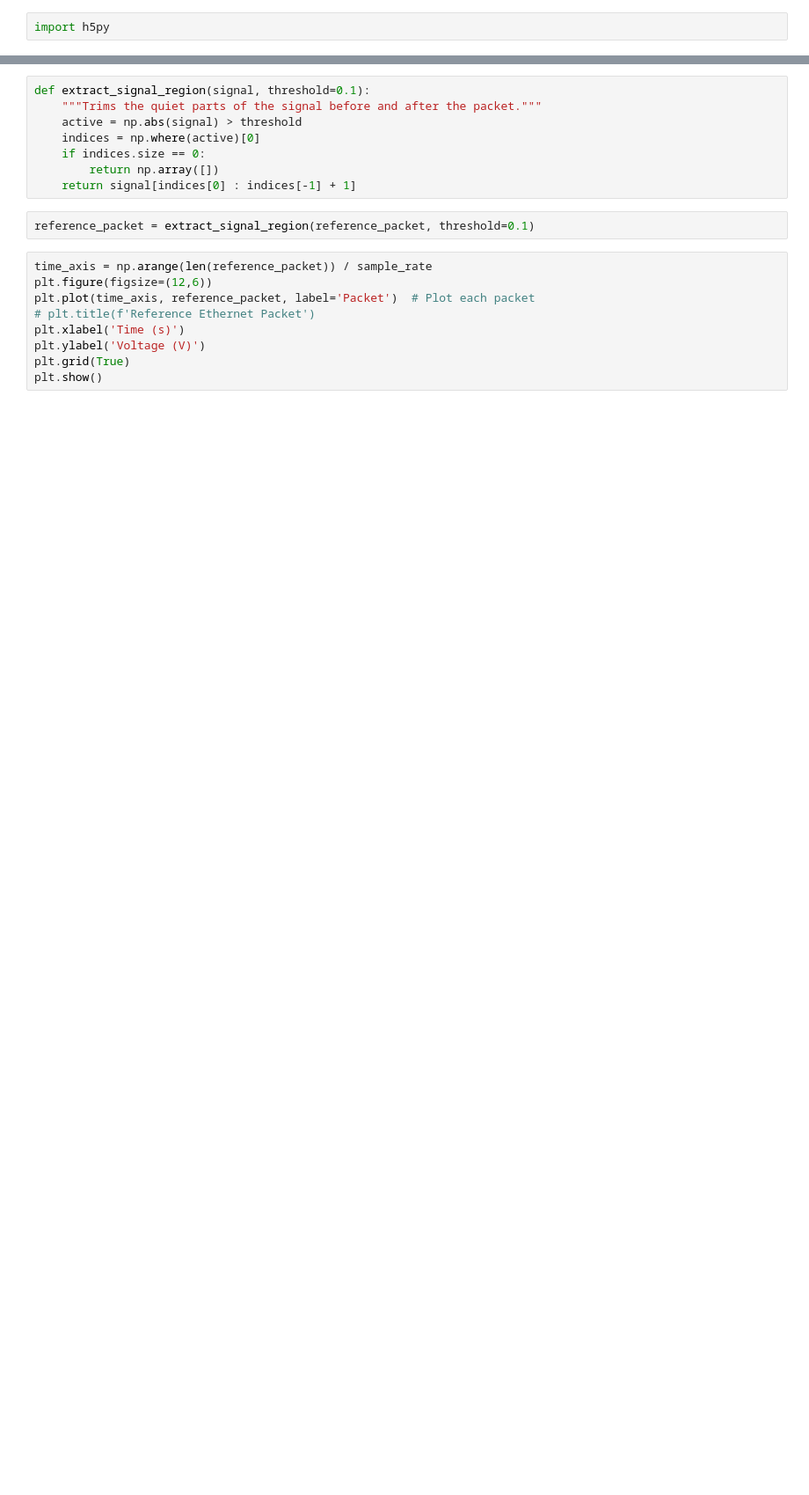
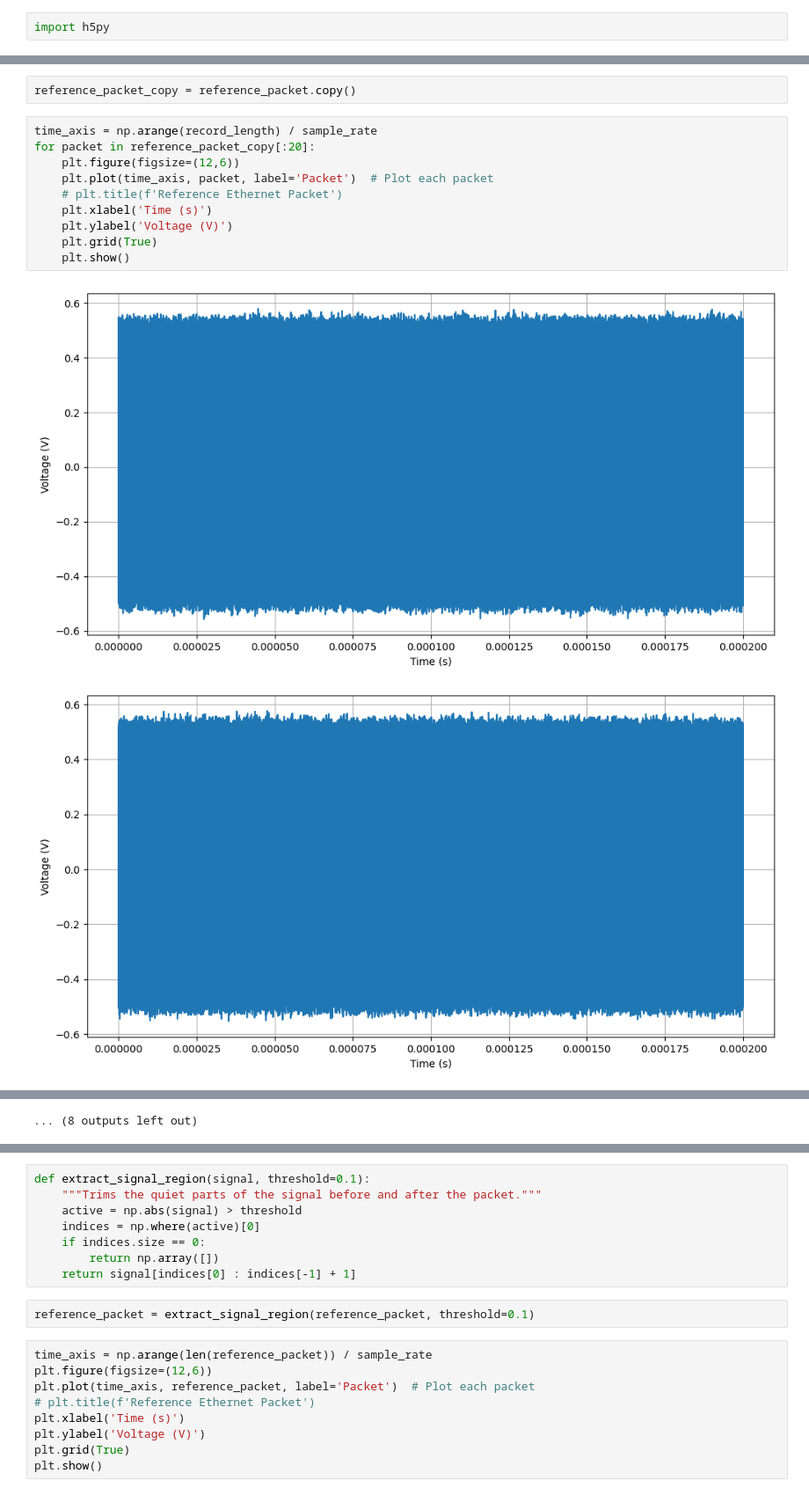
Before and after one commit to amitduwal/edge-ml-cable-anomaly, a Jupyter notebook: notebooks/visualize_verify.ipynb, the cells around one changed output, grey strips where cells are left out. Shown at 88% size. Saved outputs shown, nothing was run; the diff lists cells and outputs as text; blank space fills up the shorter version.

```diff
--- a/notebooks/visualize_verify.ipynb
+++ b/notebooks/visualize_verify.ipynb
@@ -17,0 +22,15 @@ with h5py.File(mat_file, 'r') as f:
+# %%
+reference_packet_copy = reference_packet.copy()
+# %%
+time_axis = np.arange(record_length) / sample_rate
+for packet in reference_packet_copy[:20]:
+    plt.figure(figsize=(12,6))
+    plt.plot(time_axis, packet, label='Packet')  # Plot each packet
+    # plt.title(f'Reference Ethernet Packet')
+    plt.xlabel('Time (s)')
+    plt.ylabel('Voltage (V)')
+    plt.grid(True)
+    plt.show()
+# %% [output]
+[figure, added]
+[figure, added]
@@ -18 +47,2 @@ with h5py.File(mat_file, 'r') as f:
+... (8 outputs left out)
 # %%
```
Also changed, not shown: parts of 12 cells of this notebook, 1 other file.
